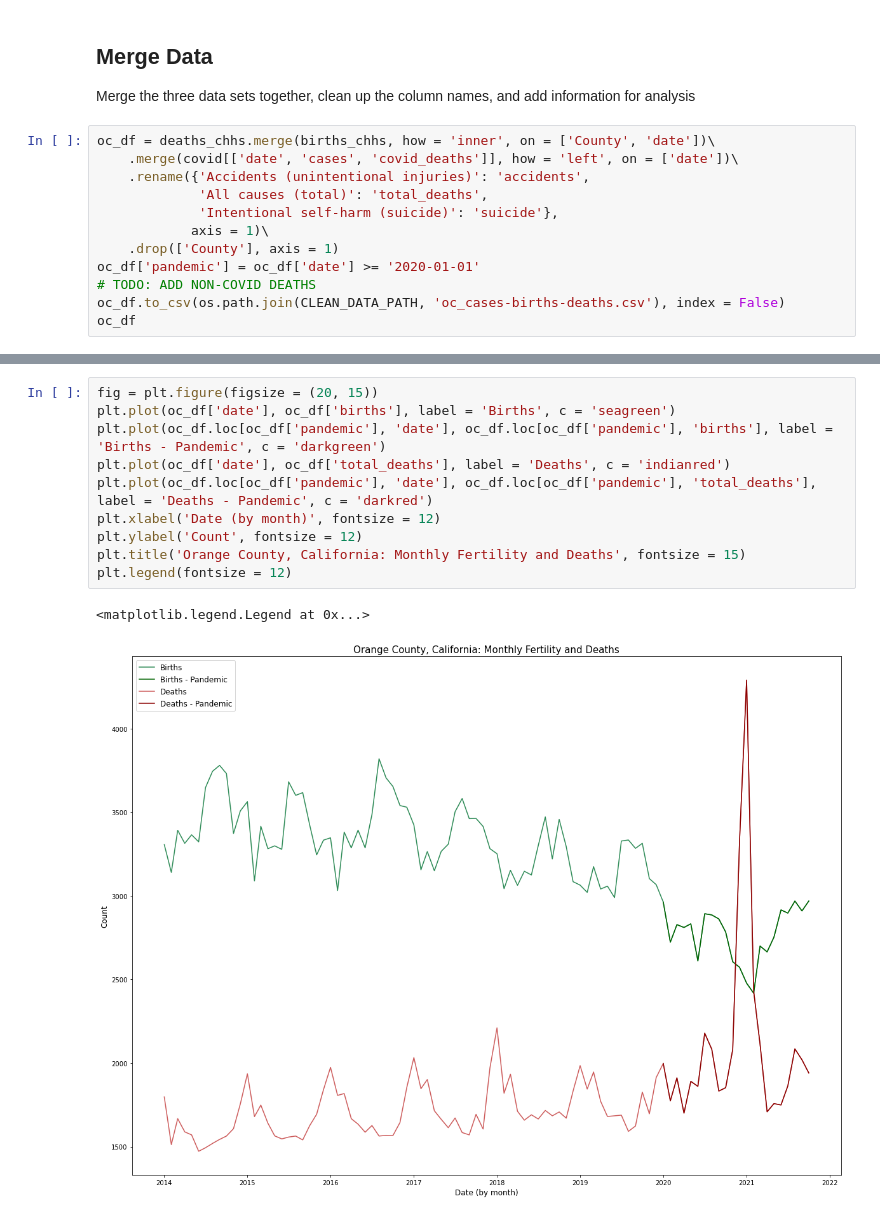
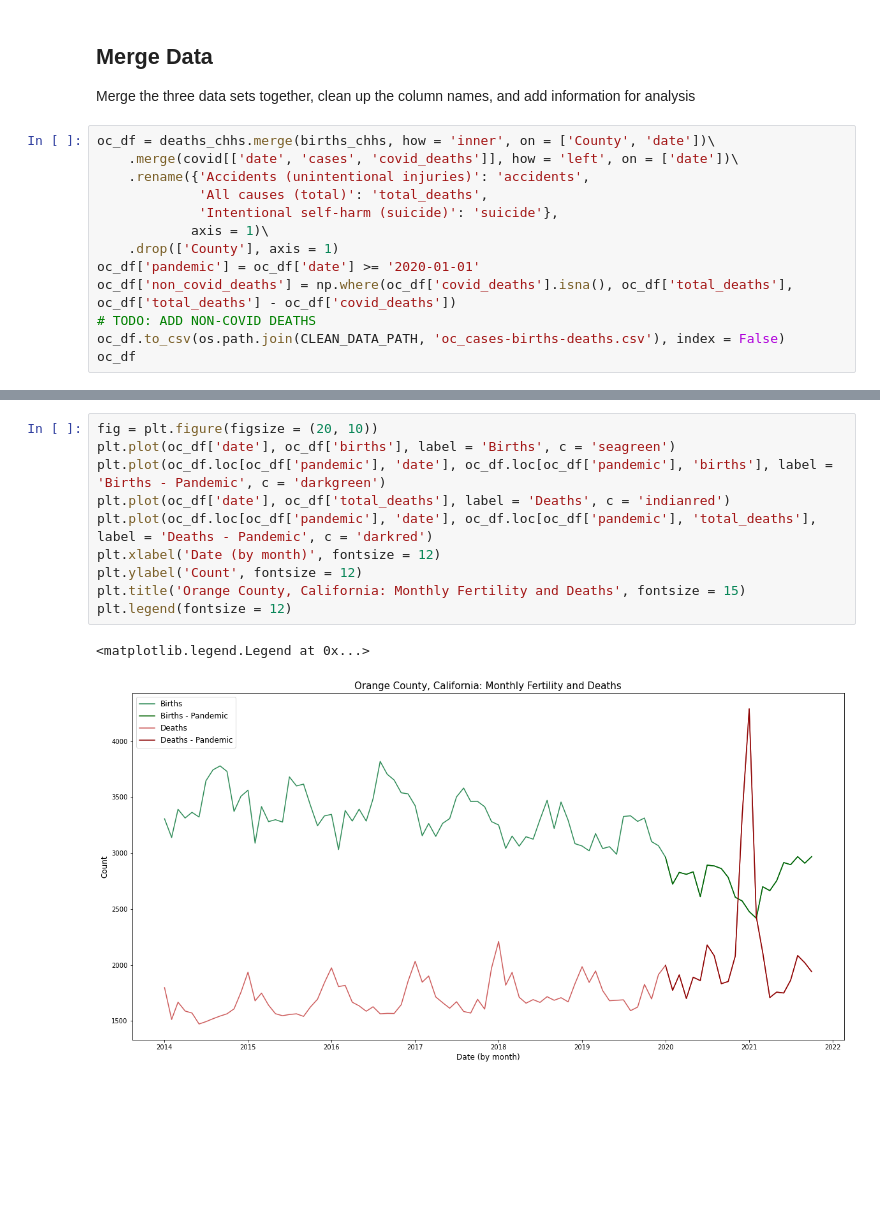
Before and after one commit to anushnap/data512-project, a Jupyter notebook: src/mortality_fertility_analysis.ipynb, the cells around one changed output, grey strips where cells are left out. Saved outputs shown, nothing was run; the diff lists cells and outputs as text; blank space fills up the shorter version.

Commit message:
added non-covid deaths

```diff
--- a/src/mortality_fertility_analysis.ipynb
+++ b/src/mortality_fertility_analysis.ipynb
@@ -196,6 +196,7 @@ oc_df = deaths_chhs.merge(births_chhs, how = 'inner', on = ['County', 'date'])\
             axis = 1)\
     .drop(['County'], axis = 1)
 oc_df['pandemic'] = oc_df['date'] >= '2020-01-01'
+oc_df['non_covid_deaths'] = np.where(oc_df['covid_deaths'].isna(), oc_df['total_deaths'], oc_df['total_deaths'] - oc_df['covid_deaths'])
 # TODO: ADD NON-COVID DEATHS
 oc_df.to_csv(os.path.join(CLEAN_DATA_PATH, 'oc_cases-births-deaths.csv'), index = False)
 oc_df
@@ -216,13 +217,13 @@ oc_df
 # %%
-fig = plt.figure(figsize = (20, 15))
+fig = plt.figure(figsize = (20, 10))
 plt.plot(oc_df['date'], oc_df['births'], label = 'Births', c = 'seagreen')
 plt.plot(oc_df.loc[oc_df['pandemic'], 'date'], oc_df.loc[oc_df['pandemic'], 'births'], label = 'Births - Pandemic', c = 'darkgreen')
 plt.plot(oc_df['date'], oc_df['total_deaths'], label = 'Deaths', c = 'indianred')
 plt.plot(oc_df.loc[oc_df['pandemic'], 'date'], oc_df.loc[oc_df['pandemic'], 'total_deaths'], label = 'Deaths - Pandemic', c = 'darkred')
 plt.xlabel('Date (by month)', fontsize = 12)
 plt.ylabel('Count', fontsize = 12)
 plt.title('Orange County, California: Monthly Fertility and Deaths', fontsize = 15)
 plt.legend(fontsize = 12)
 # %% [output]
 <matplotlib.legend.Legend at 0x...>
-[figure, old version]
+[figure, new version]
```
Also changed, not shown: parts of 3 cells of this notebook.
